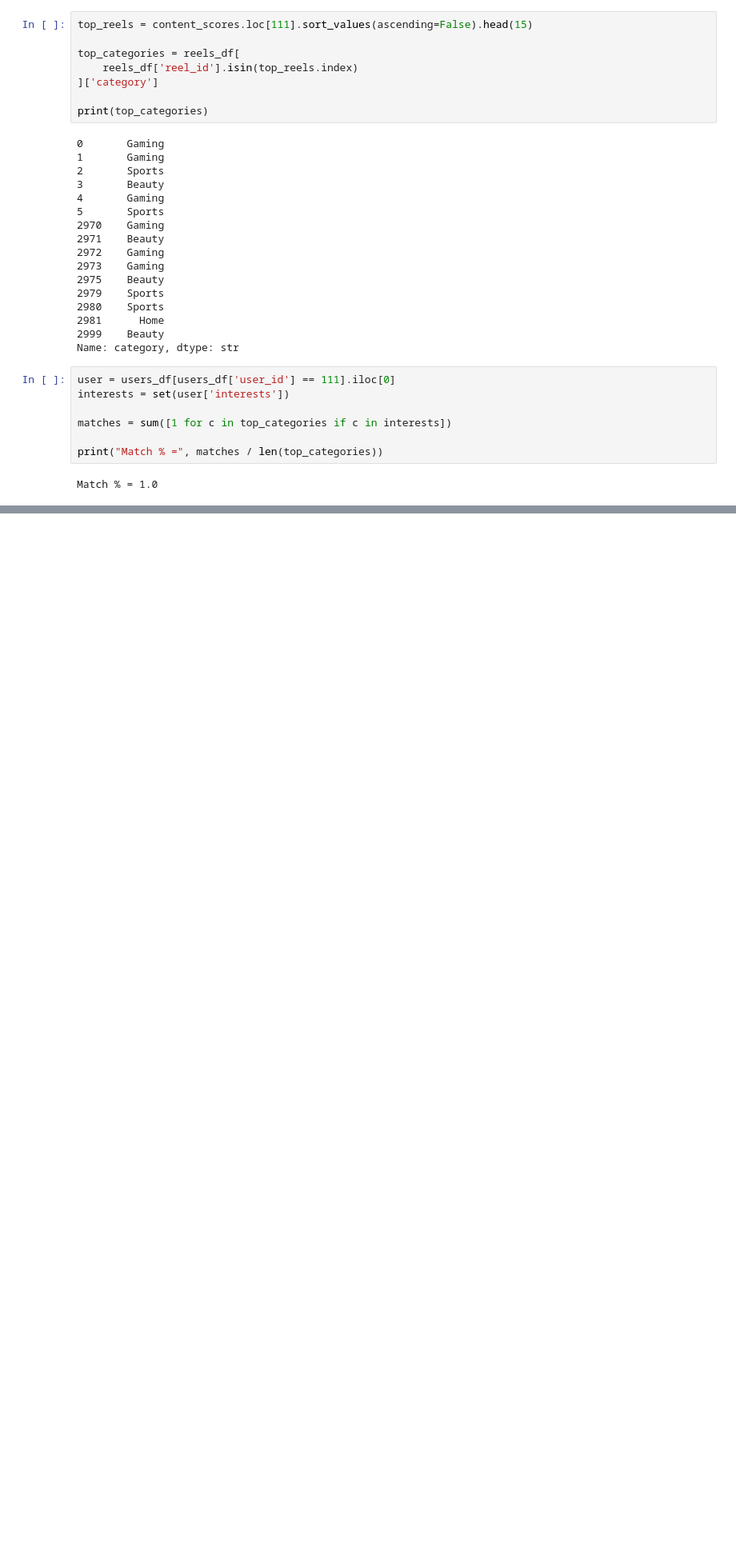
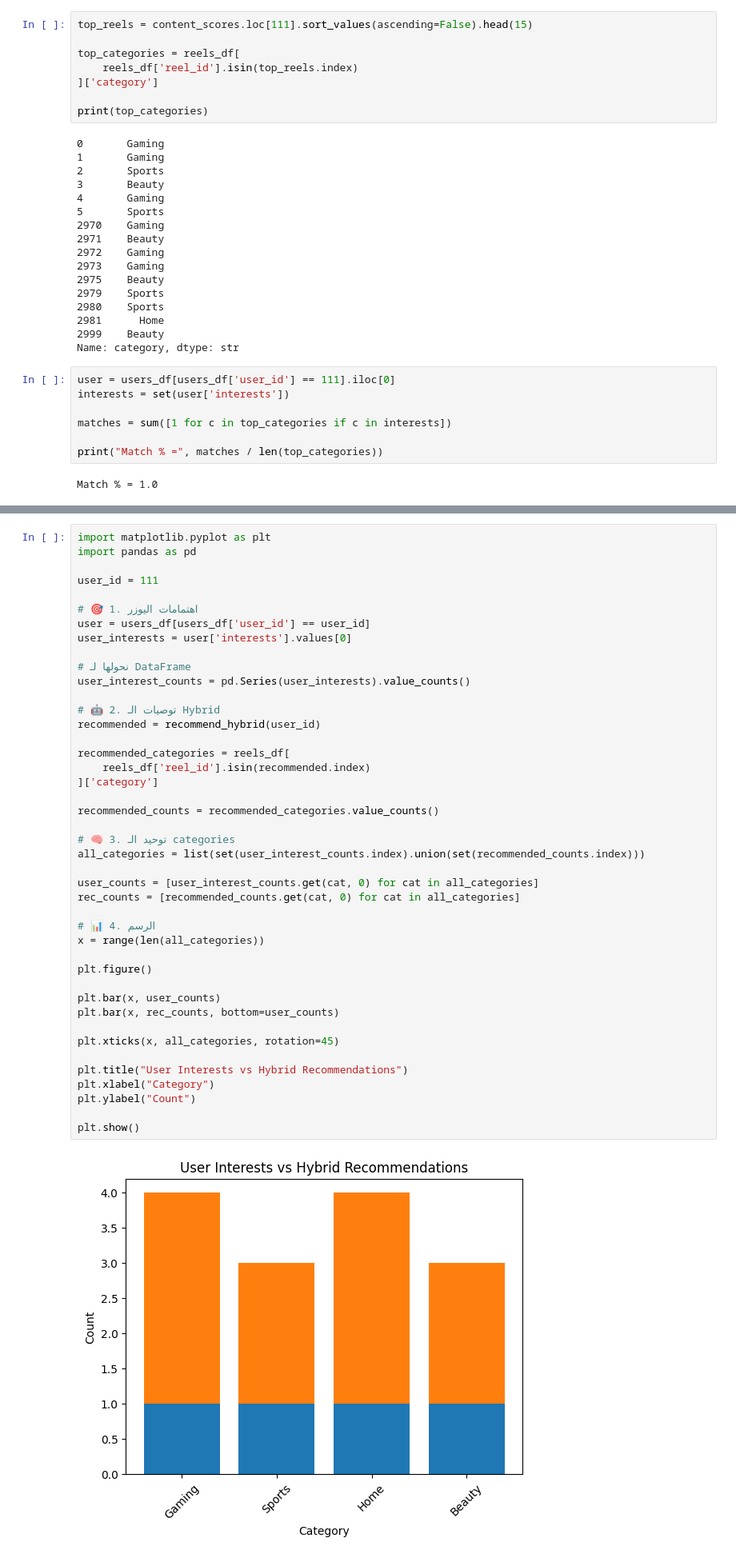
Before and after one commit to Suzan8/ALLUVO-RecommendationSystem, a Jupyter notebook: notebooks/06.ipynb, the cells around one changed output, grey strips where cells are left out. Shown at 80% size. Drawn from its saved outputs; the diff is of its cells as text; blank space fills up the shorter version.

```diff
--- a/notebooks/05.ipynb
+++ b/notebooks/06.ipynb
@@ -754,0 +863,45 @@ Match % = 1.0
+# %%
+import matplotlib.pyplot as plt
+import pandas as pd
+
+user_id = 111
+
+# 🎯 1. اهتمامات اليوزر
+user = users_df[users_df['user_id'] == user_id]
+user_interests = user['interests'].values[0]
+
+# نحولها لـ DataFrame
+user_interest_counts = pd.Series(user_interests).value_counts()
+
+# 🤖 2. توصيات الـ Hybrid
+recommended = recommend_hybrid(user_id)
+
+recommended_categories = reels_df[
+    reels_df['reel_id'].isin(recommended.index)
+]['category']
+
+recommended_counts = recommended_categories.value_counts()
+
+# 🧠 3. توحيد الـ categories
+all_categories = list(set(user_interest_counts.index).union(set(recommended_counts.index)))
+
+user_counts = [user_interest_counts.get(cat, 0) for cat in all_categories]
+rec_counts = [recommended_counts.get(cat, 0) for cat in all_categories]
+
+# 📊 4. الرسم
+x = range(len(all_categories))
+
+plt.figure()
+
+plt.bar(x, user_counts)
+plt.bar(x, rec_counts, bottom=user_counts)
+
+plt.xticks(x, all_categories, rotation=45)
+
+plt.title("User Interests vs Hybrid Recommendations")
+plt.xlabel("Category")
+plt.ylabel("Count")
+
+plt.show()
+# %% [output]
+[figure, added]
```
Also changed, not shown: parts of 28 cells of this notebook.
